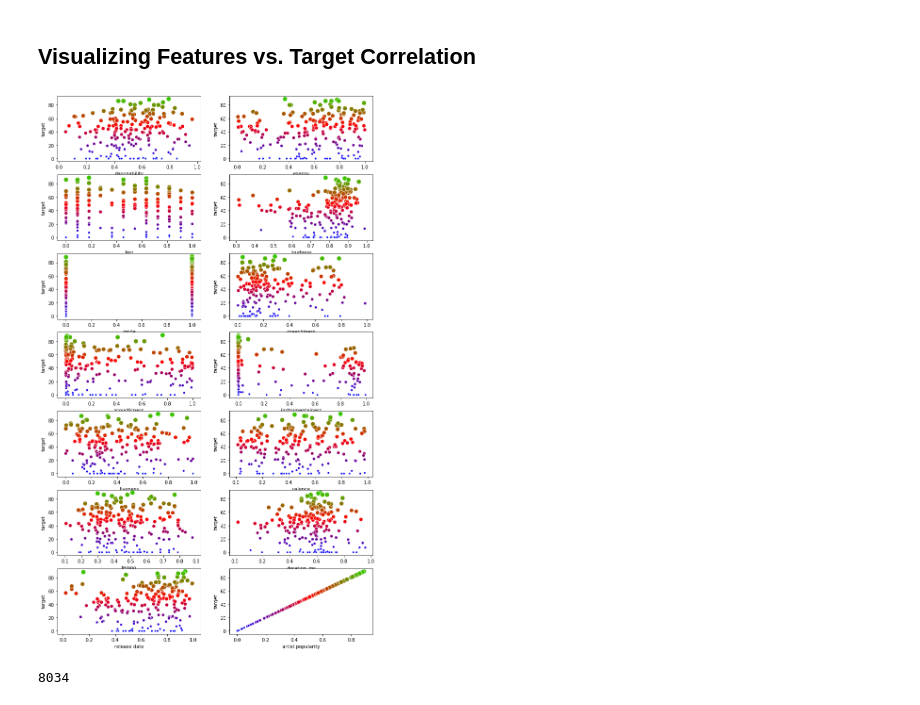
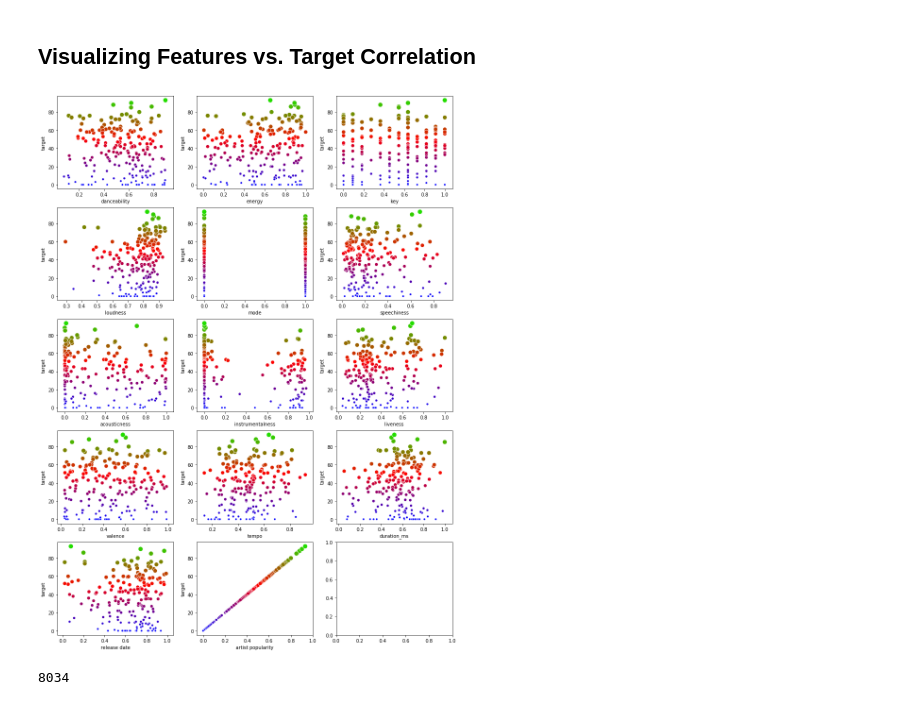
Before and after one commit to sam-zlota/DS3000-Final-Project, a Jupyter notebook: DS3000_FP4_Section02_Group7.ipynb, the cells around one changed output. Drawn from its saved outputs; the diff is of its cells as text; code cells hidden in the pictures.

```diff
--- a/DS3000_FP4_Section02_Group7.ipynb
+++ b/DS3000_FP4_Section02_Group7.ipynb
@@ -369,22 +369,22 @@ sns.heatmap(features.corr(), cmap ="RdBu")
 # %%
 all_data_copy = features.copy()
 
 all_data_copy["target"] = target
 
 all_data_samp = all_data_copy.sample(200)
-fig, axs = plt.subplots(7,2 , figsize=(12, 21))
+fig, axs = plt.subplots(5,3 , figsize=(15, 21))
 
 
 for i in range(len(feature_cols)):
     sns.scatterplot(all_data_samp[feature_cols[i]], all_data_samp["target"],
                    hue = all_data_copy["target"],
                     size = all_data_samp["artist popularity"],
                   sizes=(20,100),
                     legend=False,
                     palette="brg",
                     ax=axs.flat[i])
 # %% [output]
-[figure, old version]
+[figure, new version]
 # %%
 len(features)
 # %% [output]
```
Also changed, not shown: 1 other file.
